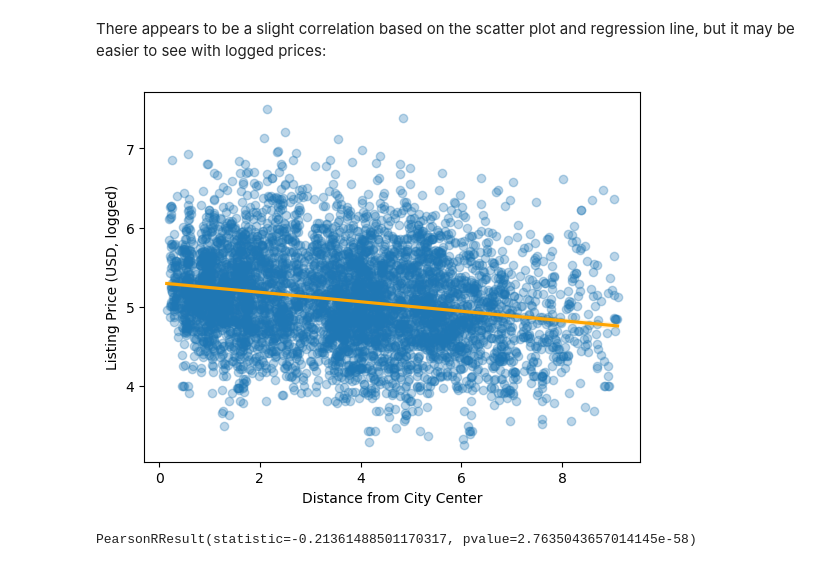
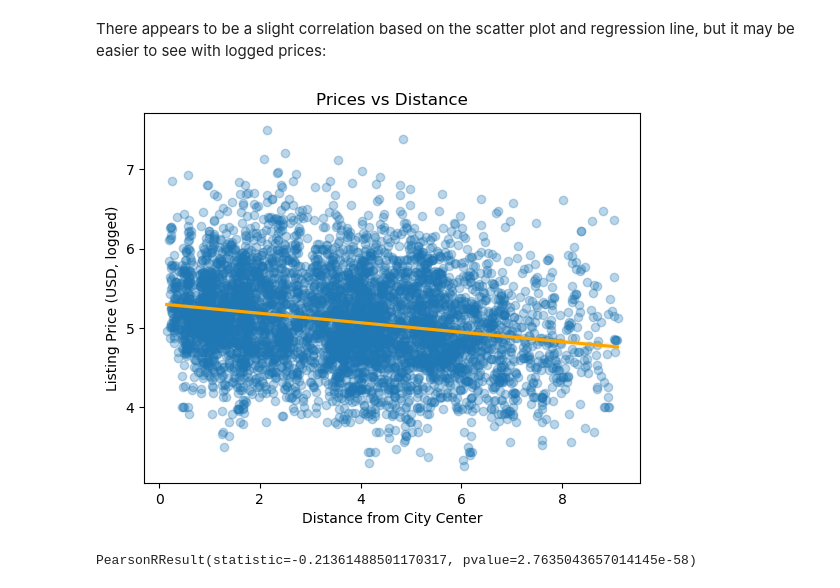
Before and after one commit to epistemetrica/udacity-blog-post-project, a Jupyter notebook: apw_airbnb_project.ipynb, the cells around one changed output. Drawn from its saved outputs; the diff is of its cells as text; code cells hidden in the pictures.

```diff
--- a/apw_airbnb_project.ipynb
+++ b/apw_airbnb_project.ipynb
@@ -483,10 +483,10 @@ There appears to be a slight correlation based on the scatter plot and regressio
 # %%
 p = sns.regplot(data= listings_df, x= 'distance_from_cc', y= 'ln_price',
             scatter_kws= {'alpha': 0.3},
             line_kws= {'color': 'orange'});
-p.set(xlabel= 'Distance from City Center', ylabel= 'Listing Price (USD, logged)');
+p.set(xlabel= 'Distance from City Center', ylabel= 'Listing Price (USD, logged)', title= 'Prices vs Distance');
 # %% [output]
-[figure, old version]
+[figure, new version]
 # %%
 scipy.stats.pearsonr(x= listings_df.distance_from_cc, y= listings_df.ln_price)
 # %% [output]
```
Also changed, not shown: parts of 1 cell of this notebook.
